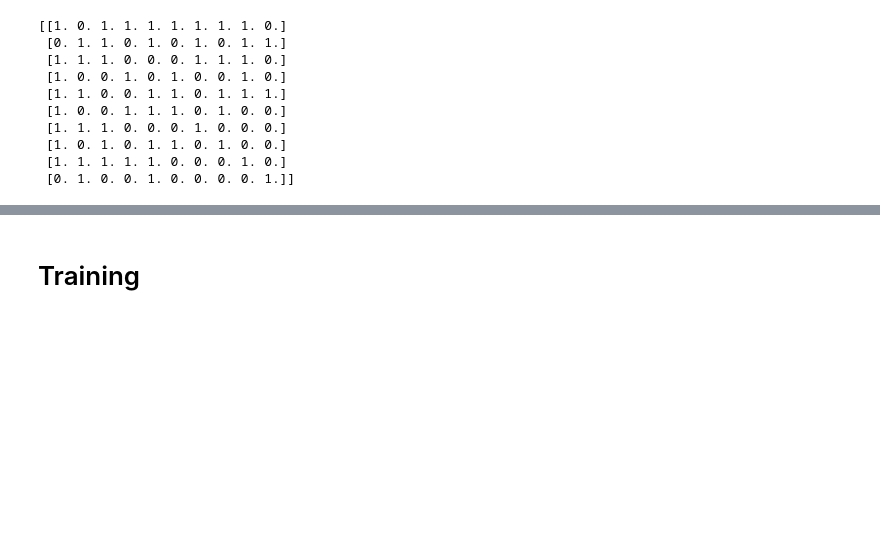
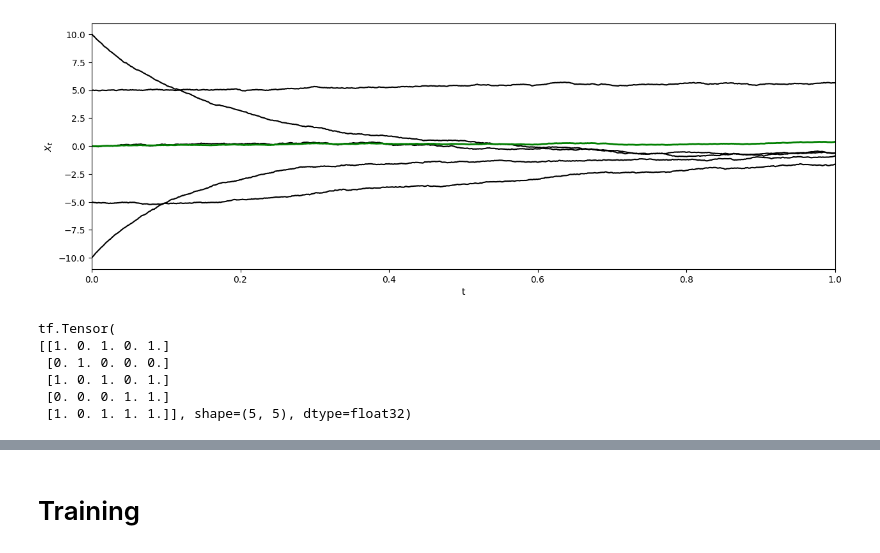
Before and after one commit to HarryLi98/SDE-DeepRL, a Jupyter notebook: SDETools.py/deep_learning_networks.ipynb, the cells around one changed output, grey strips where cells are left out. Saved outputs shown, nothing was run; the diff lists cells and outputs as text; code cells hidden in the pictures; blank space fills up the shorter version.

```diff
--- a/SDETools.py/deep_learning_networks.ipynb
+++ b/SDETools.py/deep_learning_networks.ipynb
@@ -21,29 +21,28 @@ The tensorboard extension is already loaded. To reload it, use:
 # %%
 dt = 1e-3
-N = 10
+N = 5
 alpha = 1
-sig = 1
+sig = 0.5
 
 # Set up random adjacency matrix
-baseline = Model(N=10, dt=1e-3, alpha=1, sig=1)
+baseline = Model(N=5, dt=1e-3, alpha=10, sig=0.5)
 obj = baseline
-obj.erdosrenyi(0.5)
+obj.x0 = np.linspace(10, -10, 5)
+obj.erdosrenyi(0.3)
 obj.network()
 obj.simulate()
+obj.plot_trajectory()
 
-target_mat = obj.A
 target_path = obj.x
-print(target_mat)
+target_A = tf.cast(obj.A, dtype=tf.float32)
+print(target_A)
 # %% [output]
+[figure, added]
-[[1. 0. 1. 1. 1. 1. 1. 1. 1. 0.]
- [0. 1. 1. 0. 1. 0. 1. 0. 1. 1.]
- [1. 1. 1. 0. 0. 0. 1. 1. 1. 0.]
- [1. 0. 0. 1. 0. 1. 0. 0. 1. 0.]
- [1. 1. 0. 0. 1. 1. 0. 1. 1. 1.]
- [1. 0. 0. 1. 1. 1. 0. 1. 0. 0.]
- [1. 1. 1. 0. 0. 0. 1. 0. 0. 0.]
- [1. 0. 1. 0. 1. 1. 0. 1. 0. 0.]
- [1. 1. 1. 1. 1. 0. 0. 0. 1. 0.]
- [0. 1. 0. 0. 1. 0. 0. 0. 0. 1.]]
+tf.Tensor(
+[[1. 0. 1. 0. 1.]
+ [0. 1. 0. 0. 0.]
+ [1. 0. 1. 0. 1.]
+ [0. 0. 0. 1. 1.]
+ [1. 0. 1. 1. 1.]], shape=(5, 5), dtype=float32)
 # %%
 # Training data parameters
```
Also changed, not shown: parts of 21 cells of this notebook.
